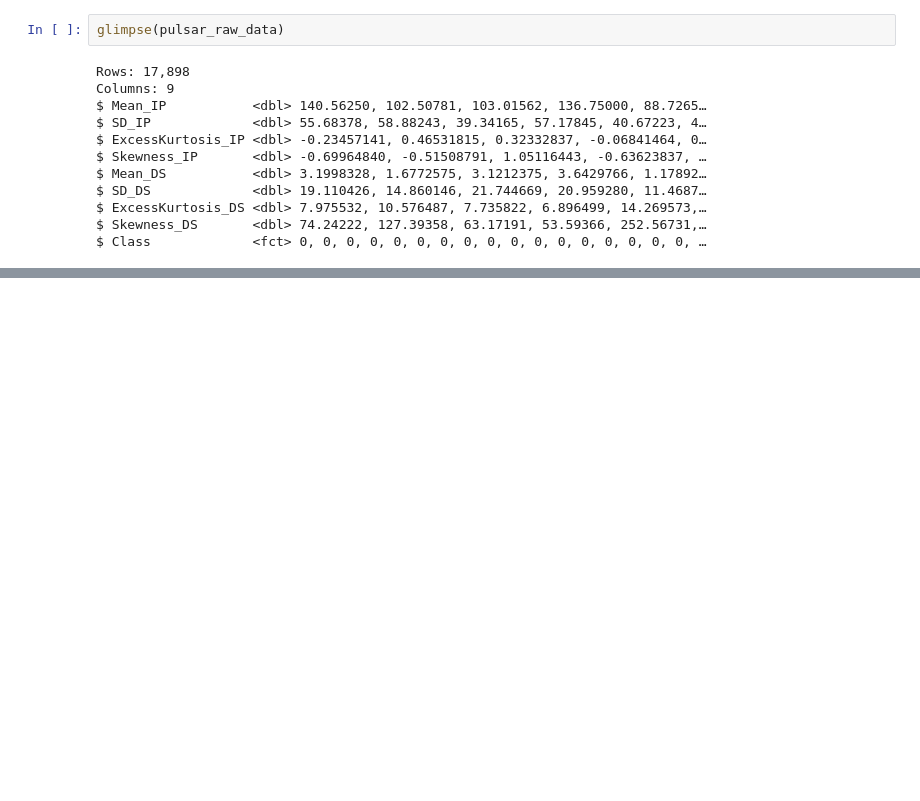
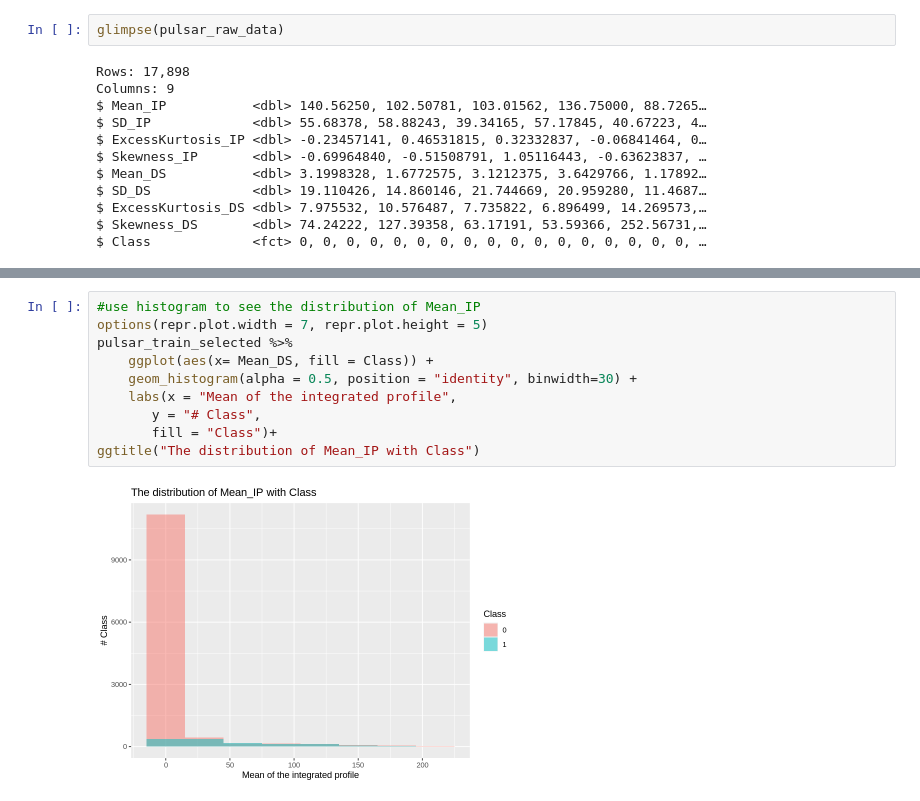
Before and after one commit to JeanetteOfficial/DSCI100_GroupProject_006_1, a Jupyter notebook: projectproposal.ipynb, the cells around one changed output, grey strips where cells are left out. Saved outputs shown, nothing was run; the diff lists cells and outputs as text; blank space fills up the shorter version.

```diff
--- a/projectproposal.ipynb
+++ b/projectproposal.ipynb
@@ -264,0 +252,12 @@ A spec_tbl_df: 17898 × 17
+# %%
+#use histogram to see the distribution of Mean_IP
+options(repr.plot.width = 7, repr.plot.height = 5)
+pulsar_train_selected %>%
+    ggplot(aes(x= Mean_DS, fill = Class)) +
+    geom_histogram(alpha = 0.5, position = "identity", binwidth=30) +
+    labs(x = "Mean of the integrated profile",
+       y = "# Class",
+       fill = "Class")+
+ggtitle("The distribution of Mean_IP with Class")
+# %% [output]
+[figure, added]
```
Also changed, not shown: parts of 44 cells of this notebook.
